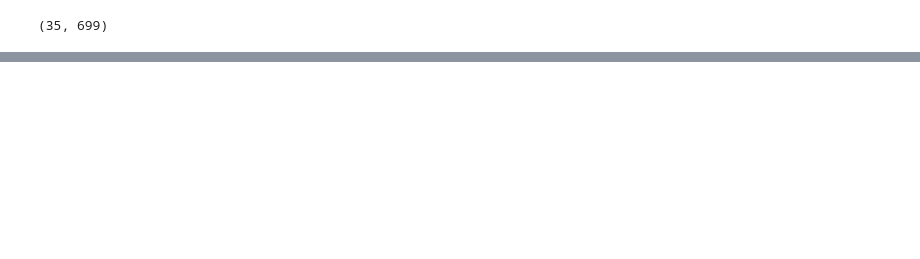
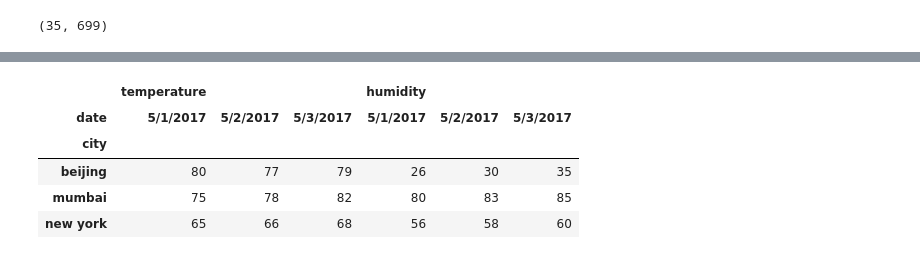
Before and after one commit to chunhuizhang/full_stack, a Jupyter notebook: tutorials/可视化/pandas_seaborn/pivot_table.ipynb, the cells around one changed output, grey strips where cells are left out. Saved outputs shown, nothing was run; the diff lists cells and outputs as text; code cells hidden in the pictures; blank space fills up the shorter version.

```diff
--- a/tutorials/可视化/pandas_seaborn/pivot_table.ipynb
+++ b/tutorials/可视化/pandas_seaborn/pivot_table.ipynb
@@ -62,0 +89,9 @@ df.pivot_table(index='Year', columns='Team', values='Height').shape
+# %%
+weather_df.pivot(index='city', columns='date')
+# %% [output]
+|  | temperature |  |  | humidity |  |  |
+| date | 5/1/2017 | 5/2/2017 | 5/3/2017 | 5/1/2017 | 5/2/2017 | 5/3/2017 |
+| city |  |  |  |  |  |  |
+| beijing | 80 | 77 | 79 | 26 | 30 | 35 |
+| mumbai | 75 | 78 | 82 | 80 | 83 | 85 |
+| new york | 65 | 66 | 68 | 56 | 58 | 60 |
```
Also changed, not shown: parts of 22 cells of this notebook, 3 other files.
